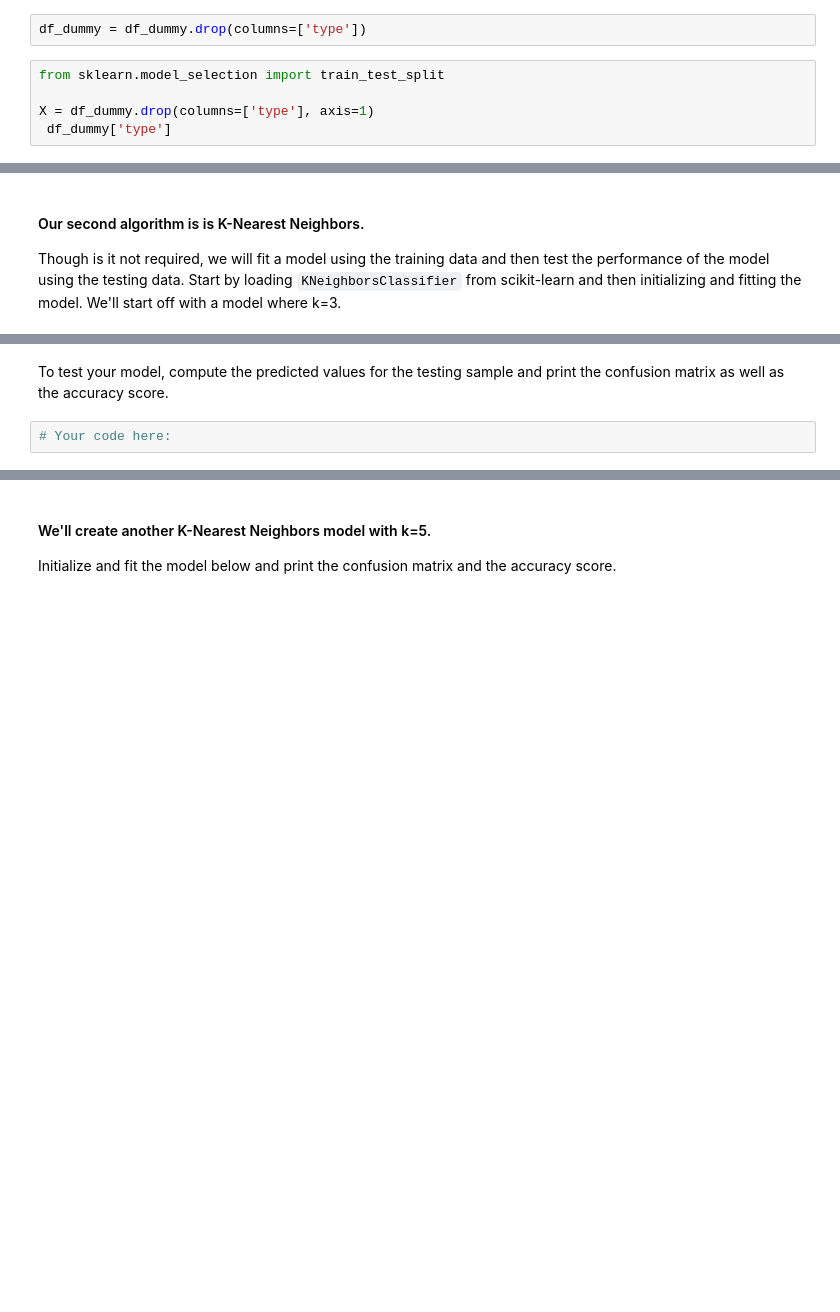
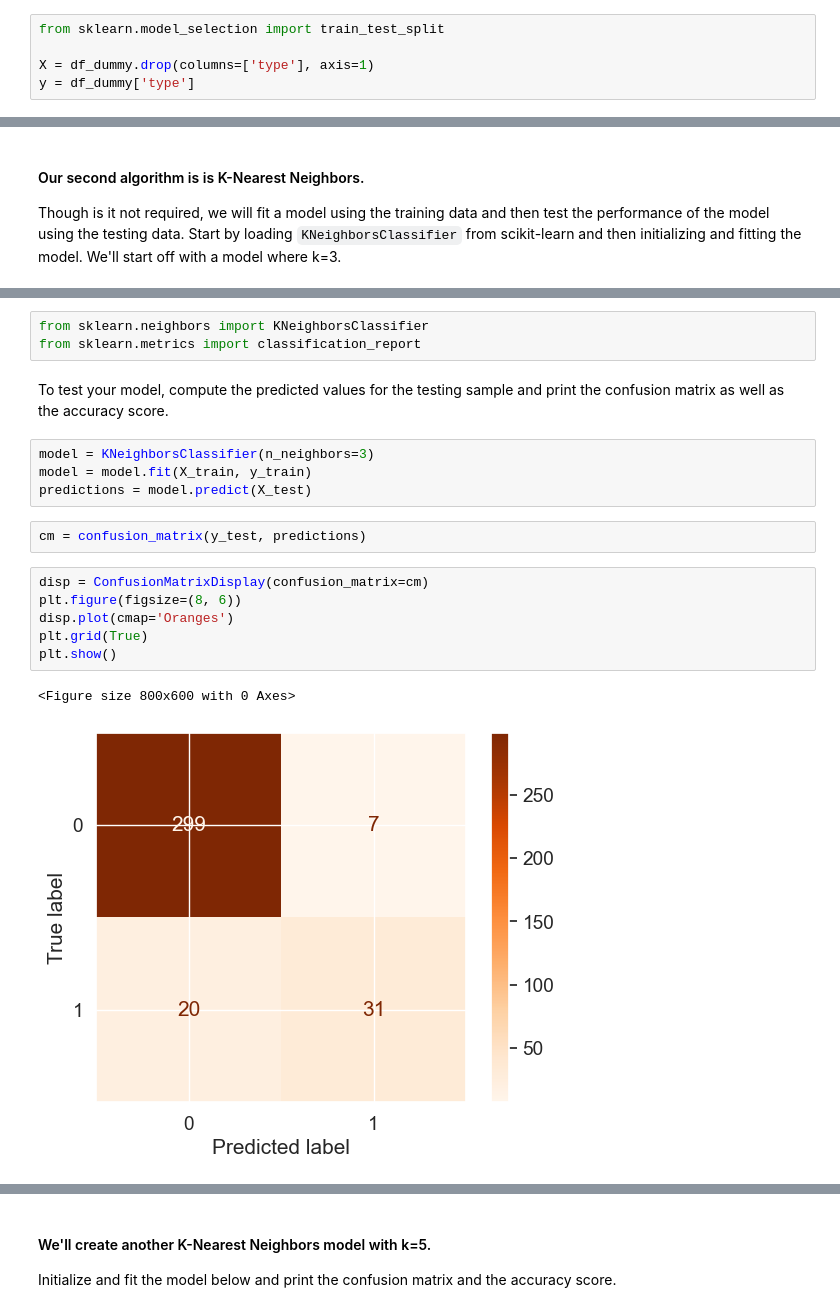
Before and after one commit to MDM3/lab-supervised-learning, a Jupyter notebook: your-code/main.ipynb, the cells around one changed output, grey strips where cells are left out. Drawn from its saved outputs; the diff is of its cells as text; blank space fills up the shorter version.

```diff
--- a/your-code/main.ipynb
+++ b/your-code/main.ipynb
@@ -609,10 +607,8 @@ df_dummy = pd.concat([df_num,df_cat_dummy],axis=1)
 # Challenge 6 - Modeling, Prediction, and Evaluation
 
 We'll start off this section by splitting the data to train and test. **Name your 4 variables `X_train`, `X_test`, `y_train`, and `y_test`. Select 80% of the data for training and 20% for testing.**
-# %%
-df_dummy = df_dummy.drop(columns=['type'])
 # %%
 from sklearn.model_selection import train_test_split
 
 X = df_dummy.drop(columns=['type'], axis=1)
- df_dummy['type']
+y = df_dummy['type']
@@ -682,4 +663,20 @@ Though is it not required, we will fit a model using the training data and then
+# %%
+from sklearn.neighbors import KNeighborsClassifier
+from sklearn.metrics import classification_report
 # %% [markdown]
 To test your model, compute the predicted values for the testing sample and print the confusion matrix as well as the accuracy score.
-# %%
-# Your code here:
+# %%
+model = KNeighborsClassifier(n_neighbors=3)
+model = model.fit(X_train, y_train)
+predictions = model.predict(X_test)
+# %%
+cm = confusion_matrix(y_test, predictions)
+# %%
+disp = ConfusionMatrixDisplay(confusion_matrix=cm)
+plt.figure(figsize=(8, 6))
+disp.plot(cmap='Oranges')
+plt.grid(True)
+plt.show()
+# %% [output]
+<Figure size 800x600 with 0 Axes>
+[figure, added]
```
Also changed, not shown: parts of 15 cells of this notebook.
